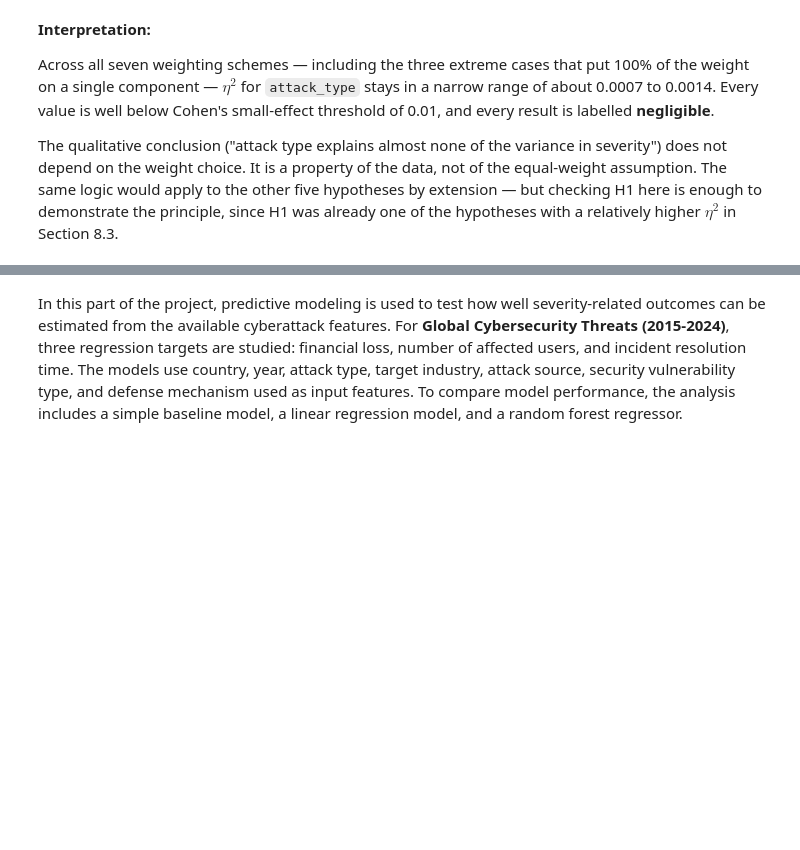
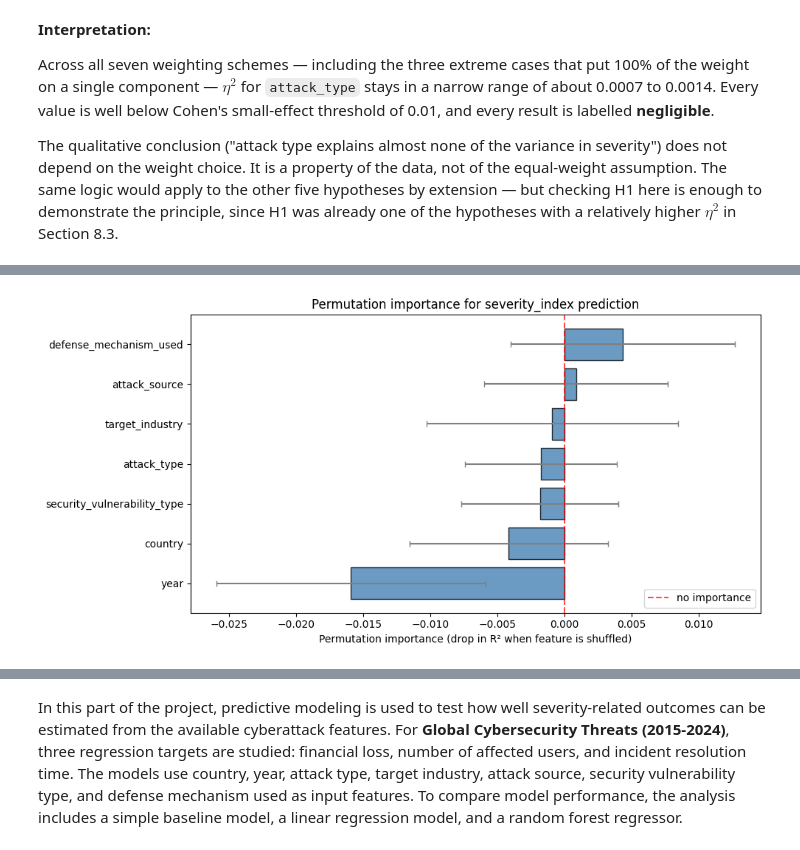
Before and after one commit to AlexanderPanagyurski/cyberattack-severity-analysis, a Jupyter notebook: Drivers of Cyberattack Severity.ipynb, the cells around one changed output, grey strips where cells are left out. Drawn from its saved outputs; the diff is of its cells as text; code cells hidden in the pictures; blank space fills up the shorter version.

Commit message:
Section (8.7): add multivariate Random Forest analysis on severity_index

```diff
--- a/Drivers of Cyberattack Severity.ipynb
+++ b/Drivers of Cyberattack Severity.ipynb
@@ -2963,0 +3046,17 @@ The qualitative conclusion ("attack type explains almost none of the variance in
+# %%
+# --- Permutation importance on the held-out test set ---
+
+perm = permutation_importance(
+    rf_pipe, X_te, y_te,
+    n_repeats=20,
+    random_state=42,
+    n_jobs=-1
+)
+
+imp_df = pd.DataFrame({
+    'feature': feature_cols,
+    'importance_mean': perm.importances_mean,
+    'importance_std': perm.importances_std
+}).sort_values('importance_mean', ascending=False)
+
+imp_df.round(5)
@@ -2963,0 +3072,26 @@ The qualitative conclusion ("attack type explains almost none of the variance in
+# %%
+# --- Plot permutation importances with error bars ---
+
+fig, ax = plt.subplots(figsize=(10, 5))
+
+imp_sorted = imp_df.sort_values('importance_mean')
+y_pos = np.arange(len(imp_sorted))
+
+ax.barh(
+    y_pos,
+    imp_sorted['importance_mean'],
+    xerr=imp_sorted['importance_std'],
+    color='steelblue', edgecolor='black', alpha=0.8,
+    error_kw={'ecolor': 'gray', 'capsize': 3}
+)
+ax.axvline(0, color='red', linestyle='--', alpha=0.7, label='no importance')
+ax.set_yticks(y_pos)
+ax.set_yticklabels(imp_sorted['feature'])
+ax.set_xlabel('Permutation importance (drop in R² when feature is shuffled)')
+ax.set_title('Permutation importance for severity_index prediction')
+ax.legend(loc='lower right')
+
+plt.tight_layout()
+plt.show()
+# %% [output]
+[figure, added]
```
Also changed, not shown: parts of 35 cells of this notebook.
